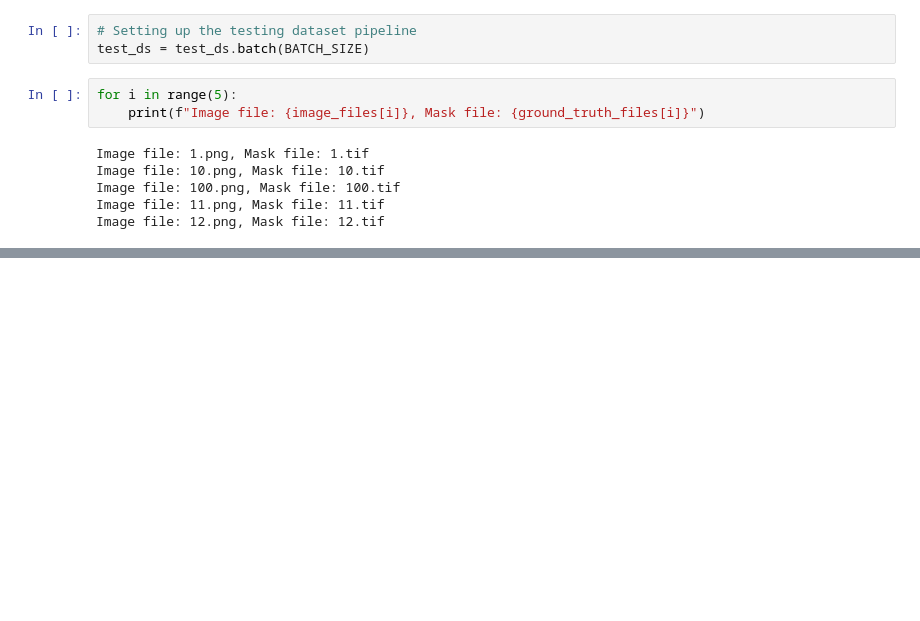
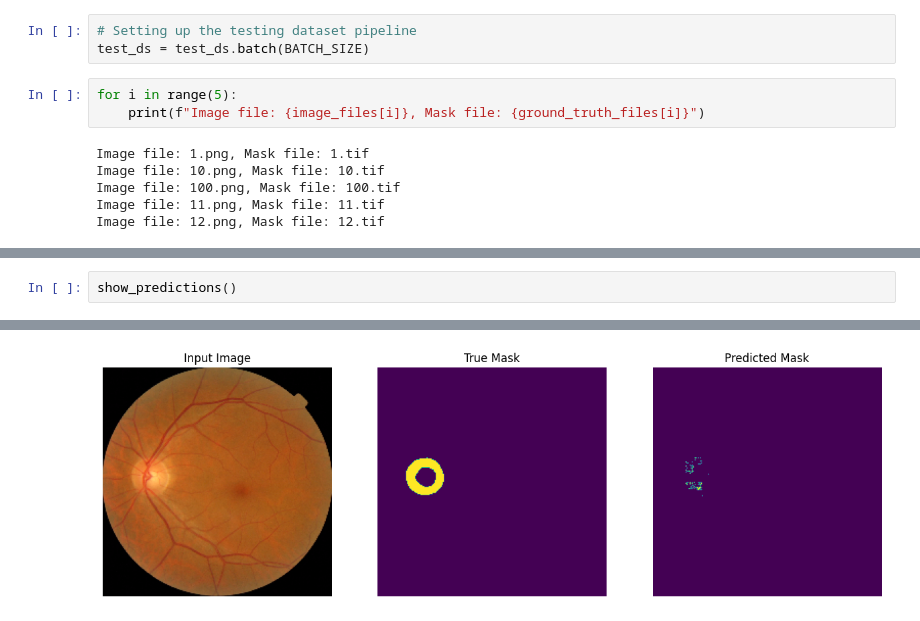
Before and after one commit to Mattique20/Automated-Glaucoma-Detection-using-Optic-Disc-and-Cup-Segmentation, a Jupyter notebook: DIP_project.ipynb, the cells around one changed output, grey strips where cells are left out. Cells and saved outputs as stored; diff of their text form; blank space fills up the shorter version.

```diff
--- a/DIP_project.ipynb
+++ b/DIP_project.ipynb
@@ -133,0 +286,3 @@ for images, masks in train_ds.take(1):
+# %%
+show_predictions()
+# %% [output]
@@ -133,0 +290 @@ for images, masks in train_ds.take(1):
+[figure, added]
```
Also changed, not shown: parts of 13 cells of this notebook.
